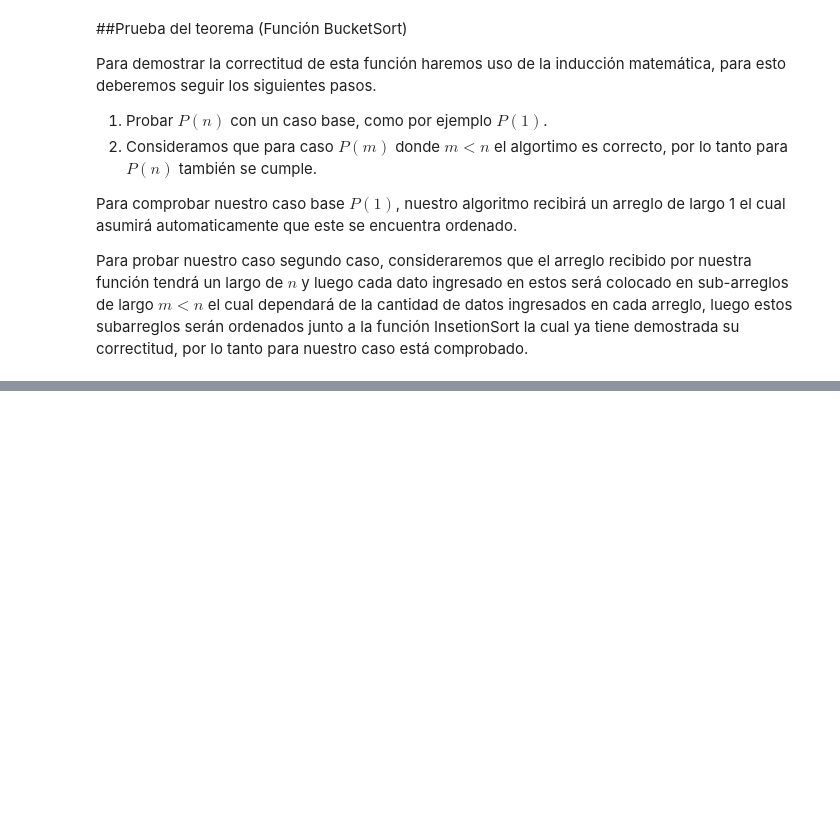
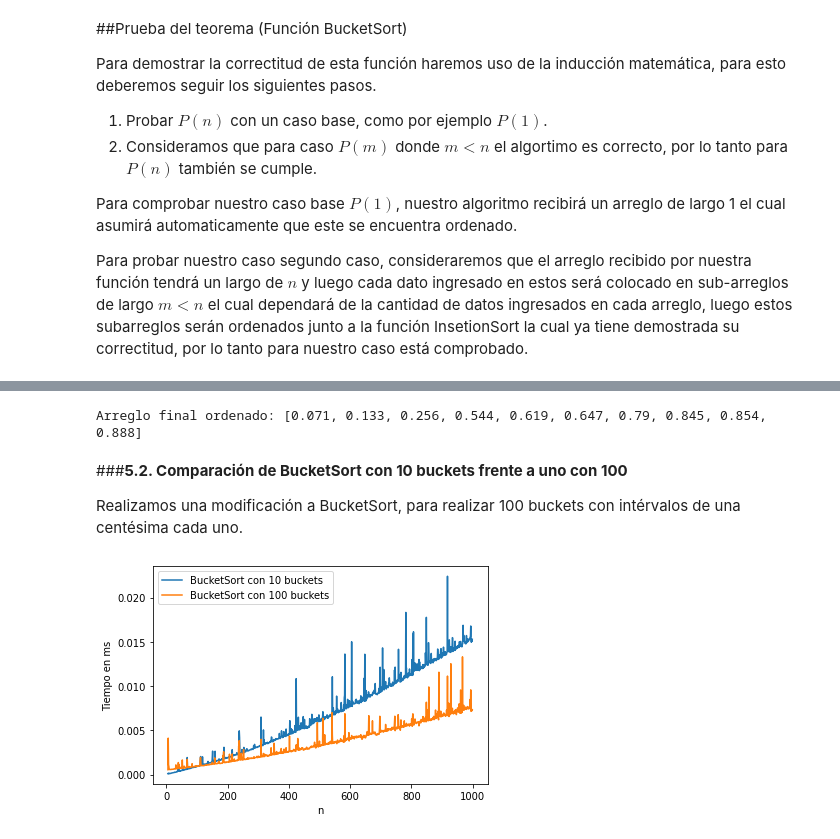
Before and after one commit to LosPowerPeralta/ADA-Informes-Matias, a Jupyter notebook: Informe_BucketSort.ipynb, the cells around one changed output, grey strips where cells are left out. Drawn from its saved outputs; the diff is of its cells as text; code cells hidden in the pictures; blank space fills up the shorter version.

```diff
--- a/Informe_BucketSort.ipynb
+++ b/Informe_BucketSort.ipynb
@@ -325,0 +446,41 @@ Los arreglos de entrada son:
+# %%
+A = [0.647 , 0.854 , 0.256 , 0.071 , 0.133 , 0.888 , 0.544 , 0.619 , 0.845 , 0.79]
+A = bucketSort100(A)
+print("Arreglo final ordenado:", A)
+# %% [output]
+Arreglo final ordenado: [0.071, 0.133, 0.256, 0.544, 0.619, 0.647, 0.79, 0.845, 0.854, 0.888]
+# %% [markdown]
+###**5.2. Comparación de BucketSort con 10 buckets frente a uno con 100**
+
+Realizamos una modificación a BucketSort, para realizar 100 buckets con intérvalos de una centésima cada uno.
+# %%
+x=[]
+y_bucket = []
+y_bucket100 = []
+
+for n in range(5,1000):
+
+  b = rd.sample(range(1, 1000), n)
+  for i in range(len(b)):
+    b[i] = b[i] / 1000
+  b100 = deepcopy(b)
+
+
+  #la función repeat está ejecutando 20 veces bucketSort con el arreglo b y retorna el mejor tiempo obtenido.
+  t_bucket = repeat(setup="from __main__ import BucketSort", stmt=f"BucketSort({b},{False})", repeat=1, number=10)
+  #la función repeat está ejecutando 20 veces bucketSort100 con el arreglo b100 y retorna el mejor tiempo obtenido.
+  t_bucket100 = repeat(setup="from __main__ import bucketSort100", stmt=f"bucketSort100({b100})", repeat=1, number=10)
+
+  x.append(n)
+  y_bucket.append(t_bucket)
+  y_bucket100.append(t_bucket100)
+
+plt.plot(x,y_bucket)
+plt.plot(x,y_bucket100)
+plt.legend(["BucketSort con 10 buckets","BucketSort con 100 buckets"])
+
+plt.xlabel('n')
+plt.ylabel('Tiempo en ms')
+plt.show()
+# %% [output]
+[figure, added]
```
Also changed, not shown: parts of 17 cells of this notebook.
